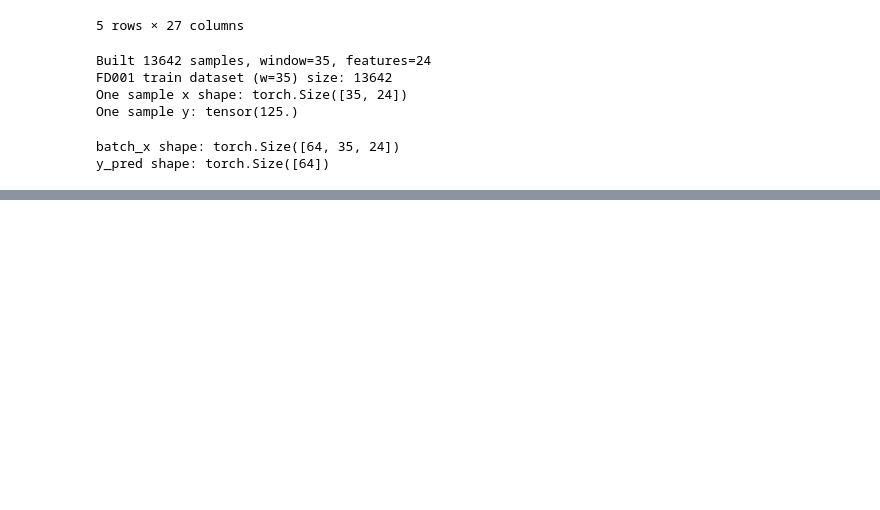
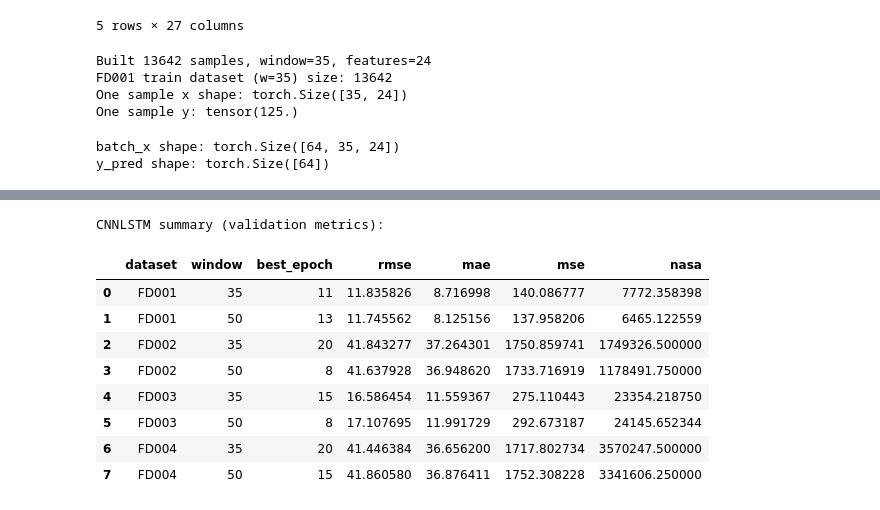
Before and after one commit to Yanjx322002/project-RUL, a Jupyter notebook: lstm+cnn.ipynb, the cells around one changed output, grey strips where cells are left out. Saved outputs shown, nothing was run; the diff lists cells and outputs as text; code cells hidden in the pictures; blank space fills up the shorter version.

```diff
--- a/lstm+cnn.ipynb
+++ b/lstm+cnn.ipynb
@@ -1116,0 +1117,37 @@ for fd_name, res in cnn_results_all.items():
+# %%
+import pandas as pd
+
+def make_summary(results_all, model_name="CNNLSTM"):
+    rows = []
+    for fd_name, res in results_all.items():
+        for w in [35, 50]:
+            info = res[w]["best_info"]
+            rows.append({
+                "dataset": fd_name,
+                "window": w,
+                "best_epoch": info["epoch"],
+                "rmse": info["rmse"],
+                "mae": info["mae"],
+                "mse": info["mse"],
+                "nasa": info["nasa"],
+            })
+    df = pd.DataFrame(rows)
+    print(f"{model_name} summary (validation metrics):")
+
+    with pd.option_context('display.float_format', '{:.6f}'.format):
+        display(df)
+
+    return df
+
+cnnlstm_summary = make_summary(cnn_results_all, "CNNLSTM")
+# %% [output]
+CNNLSTM summary (validation metrics):
+|  | dataset | window | best_epoch | rmse | mae | mse | nasa |
+| 0 | FD001 | 35 | 11 | 11.835826 | 8.716998 | 140.086777 | 7772.358398 |
+| 1 | FD001 | 50 | 13 | 11.745562 | 8.125156 | 137.958206 | 6465.122559 |
+| 2 | FD002 | 35 | 20 | 41.843277 | 37.264301 | 1750.859741 | 1749326.500000 |
+| 3 | FD002 | 50 | 8 | 41.637928 | 36.948620 | 1733.716919 | 1178491.750000 |
+| 4 | FD003 | 35 | 15 | 16.586454 | 11.559367 | 275.110443 | 23354.218750 |
+| 5 | FD003 | 50 | 8 | 17.107695 | 11.991729 | 292.673187 | 24145.652344 |
+| 6 | FD004 | 35 | 20 | 41.446384 | 36.656200 | 1717.802734 | 3570247.500000 |
+| 7 | FD004 | 50 | 15 | 41.860580 | 36.876411 | 1752.308228 | 3341606.250000 |
```
Also changed, not shown: parts of 9 cells of this notebook.
